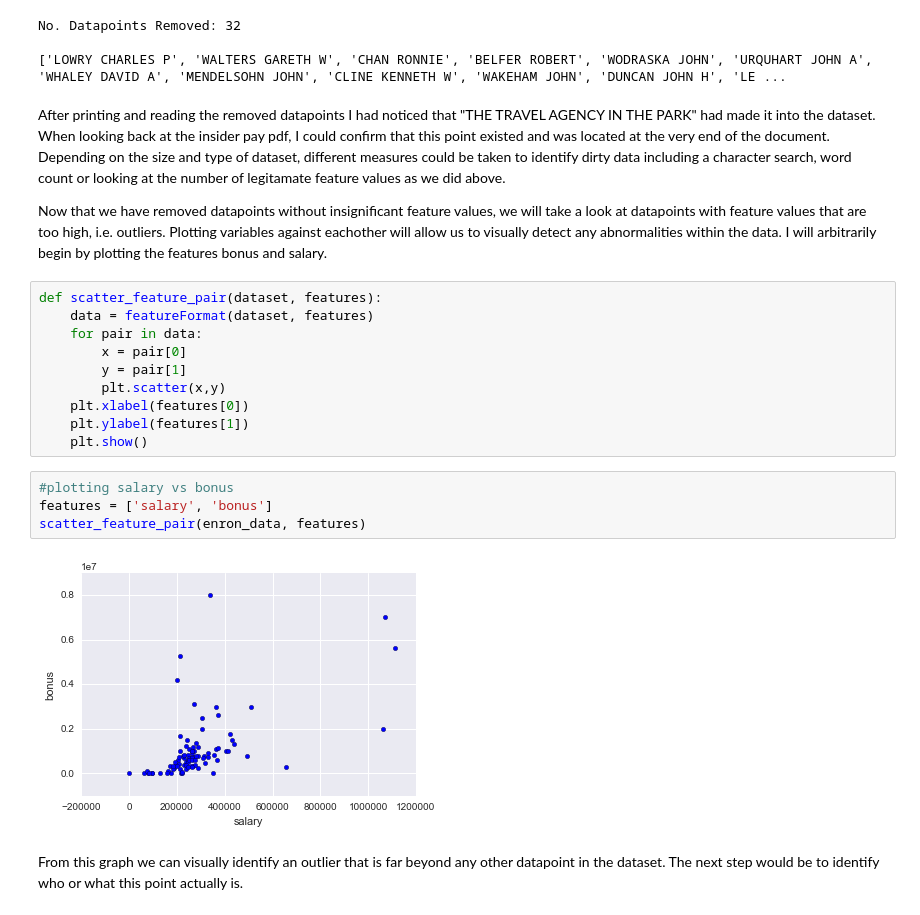
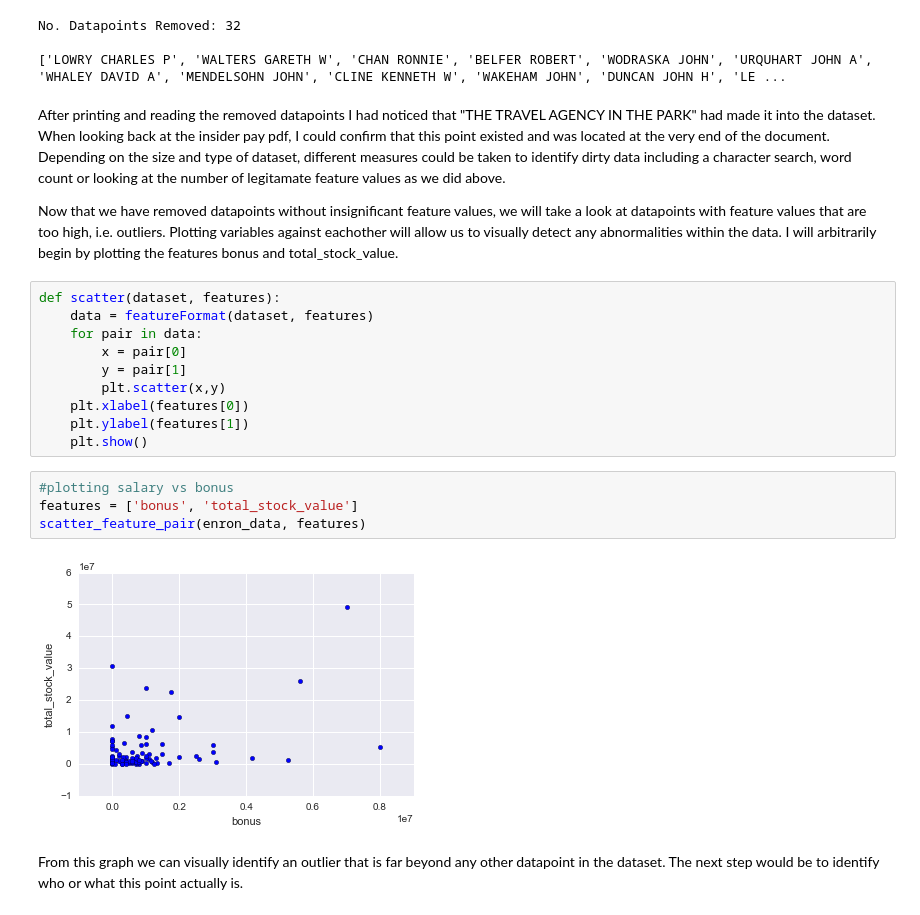
Before and after one commit to LayneNewhouse/Machine-Learning, a Jupyter notebook: Project5.ipynb, the cells around one changed output. Cells and saved outputs as stored; diff of their text form.

```diff
--- a/Project5.ipynb
+++ b/Project5.ipynb
@@ -228,9 +228,9 @@ No. Datapoints Removed: 32
 # %% [markdown]
 After printing and reading the removed datapoints I had noticed that "THE TRAVEL AGENCY IN THE PARK" had made it into the dataset. When looking back at the insider pay pdf, I could confirm that this point existed and was located at the very end of the document. Depending on the size and type of dataset, different measures could be taken to identify dirty data including a character search, word count or looking at the number of legitamate feature values as we did above.
 
-Now that we have removed datapoints without insignificant feature values, we will take a look at datapoints with feature values that are too high, i.e. outliers. Plotting variables against eachother will allow us to visually detect any abnormalities within the data. I will arbitrarily begin by plotting the features bonus and salary.
+Now that we have removed datapoints without insignificant feature values, we will take a look at datapoints with feature values that are too high, i.e. outliers. Plotting variables against eachother will allow us to visually detect any abnormalities within the data. I will arbitrarily begin by plotting the features bonus and total_stock_value.
 # %%
-def scatter_feature_pair(dataset, features):
+def scatter(dataset, features):
     data = featureFormat(dataset, features)
     for pair in data:
         x = pair[0]
@@ -241,10 +241,10 @@ def scatter_feature_pair(dataset, features):
     plt.show()
 # %%
 #plotting salary vs bonus
-features = ['salary', 'bonus']
+features = ['bonus', 'total_stock_value']
 scatter_feature_pair(enron_data, features)
 # %% [output]
-[figure, old version]
+[figure, new version]
 # %% [markdown]
 From this graph we can visually identify an outlier that is far beyond any other datapoint in the dataset. The next step would be to identify who or what this point actually is.
 # %%
```
Also changed, not shown: parts of 8 cells of this notebook.
